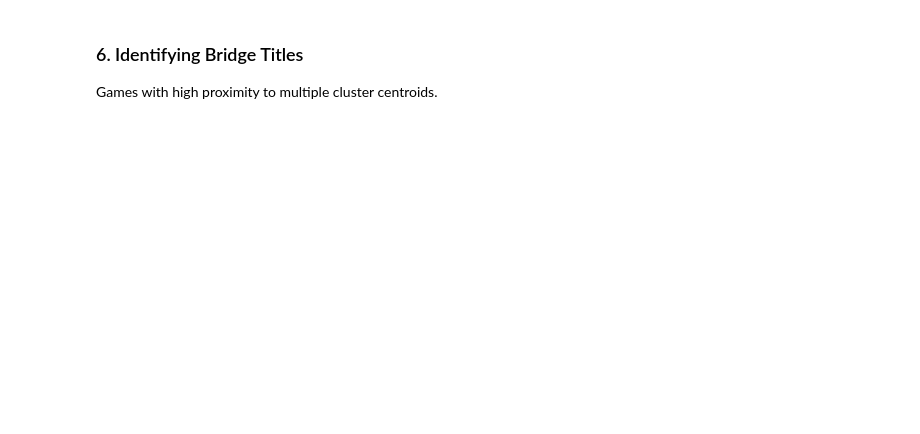
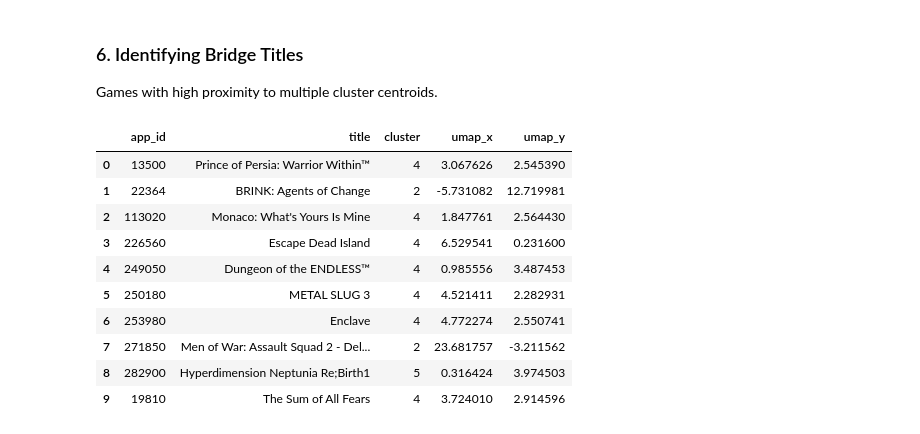
Before and after one commit to Amolihua/BIGDATA-STEAM-RECOMENDATION, a Jupyter notebook: notebooks/dimensionality_analysis.ipynb, the cells around one changed output. Drawn from its saved outputs; the diff is of its cells as text; code cells hidden in the pictures; blank space fills up the shorter version.

```diff
--- a/notebooks/dimensionality_analysis.ipynb
+++ b/notebooks/dimensionality_analysis.ipynb
@@ -114,8 +126,20 @@ plt.show()
 Games with high proximity to multiple cluster centroids.
 # %%
 # Save final result with clusters
-df.to_parquet('../data/processed/master_games_clustered.parquet', index=False)
-print("Clustered data saved to: ../data/processed/master_games_clustered.parquet")
+#df.to_parquet('../data/processed/master_games_clustered.parquet', index=False)
+#print("Clustered data saved to: ../data/processed/master_games_clustered.parquet")
 
 # Sample bridge analysis: games in cluster boundaries
 df[['app_id', 'title', 'cluster', 'umap_x', 'umap_y']].head(10)
+# %% [output]
+|  | app_id | title | cluster | umap_x | umap_y |
+| 0 | 13500 | Prince of Persia: Warrior Within™ | 4 | 3.067626 | 2.545390 |
+| 1 | 22364 | BRINK: Agents of Change | 2 | -5.731082 | 12.719981 |
+| 2 | 113020 | Monaco: What's Yours Is Mine | 4 | 1.847761 | 2.564430 |
+| 3 | 226560 | Escape Dead Island | 4 | 6.529541 | 0.231600 |
+| 4 | 249050 | Dungeon of the ENDLESS™ | 4 | 0.985556 | 3.487453 |
+| 5 | 250180 | METAL SLUG 3 | 4 | 4.521411 | 2.282931 |
+| 6 | 253980 | Enclave | 4 | 4.772274 | 2.550741 |
+| 7 | 271850 | Men of War: Assault Squad 2 - Del... | 2 | 23.681757 | -3.211562 |
+| 8 | 282900 | Hyperdimension Neptunia Re;Birth1 | 5 | 0.316424 | 3.974503 |
+| 9 | 19810 | The Sum of All Fears | 4 | 3.724010 | 2.914596 |
```
Also changed, not shown: parts of 5 cells of this notebook, 1 other file.
